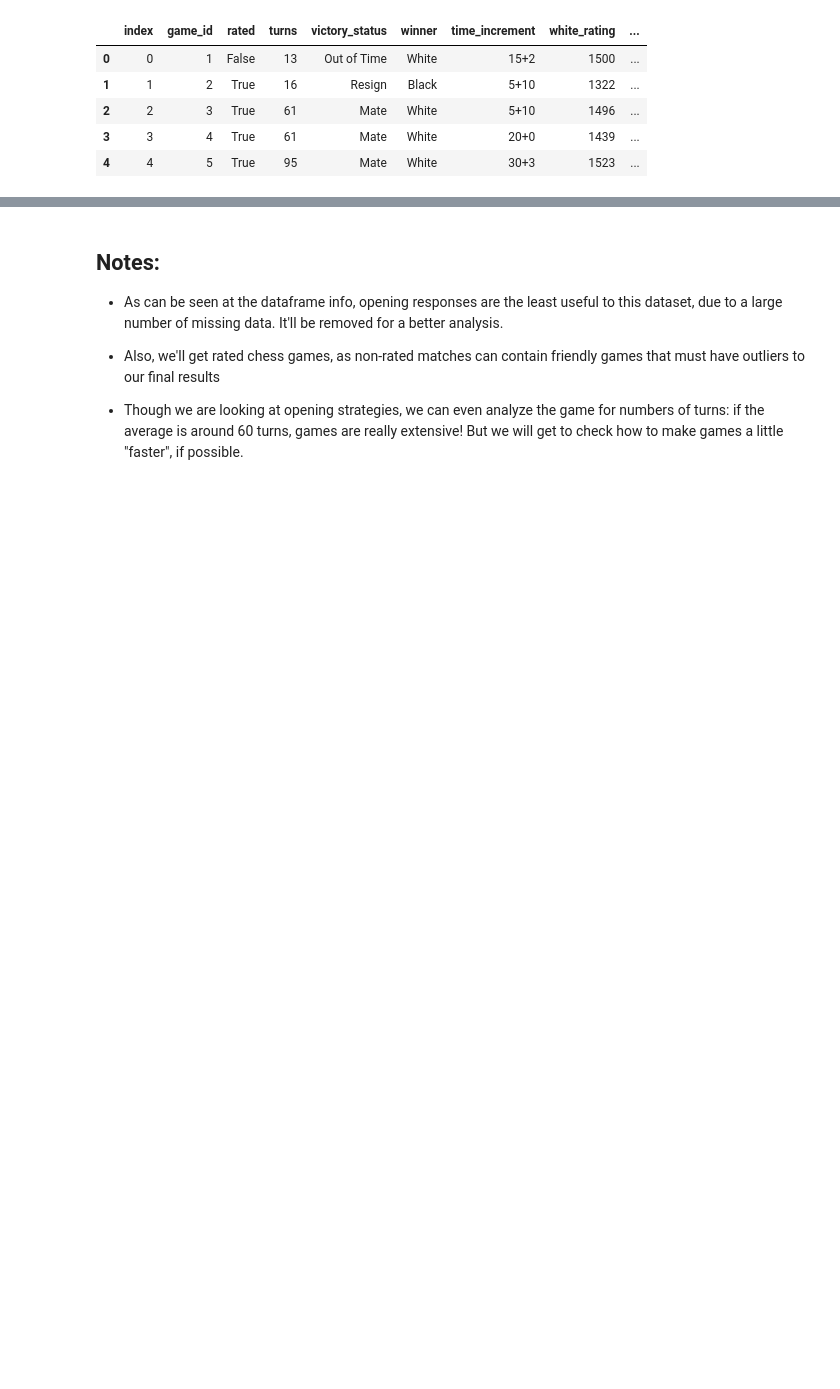
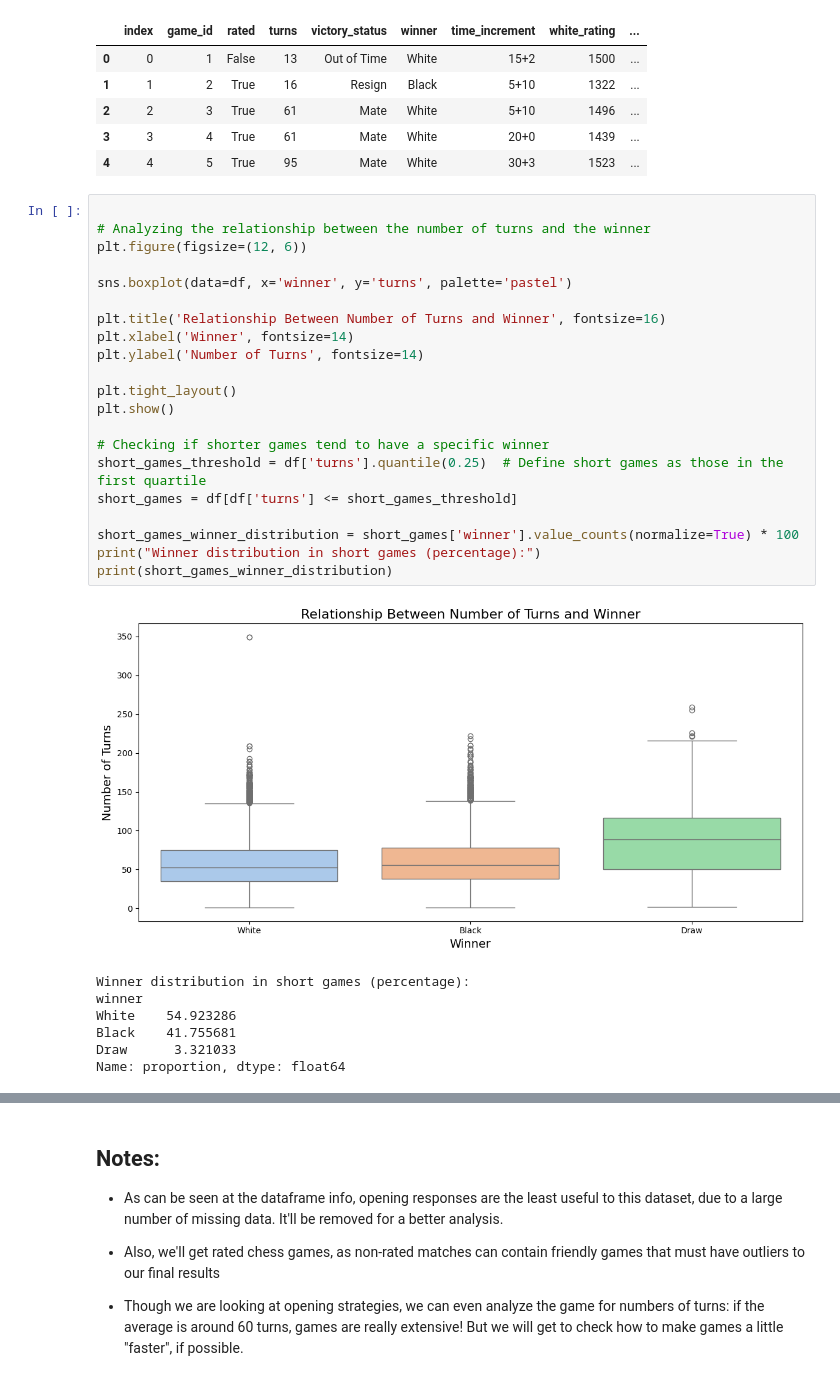
Before and after one commit to sergioneto12/Chess_Analysis, a Jupyter notebook: index.ipynb, the cells around one changed output, grey strips where cells are left out. Saved outputs shown, nothing was run; the diff lists cells and outputs as text; blank space fills up the shorter version.

```diff
--- a/index.ipynb
+++ b/index.ipynb
@@ -98,3 +98,32 @@ df.head(5)
 | 2 | 2 | 3 | True | 61 | Mate | White | 5+10 | 1496 | ... |
 | 3 | 3 | 4 | True | 61 | Mate | White | 20+0 | 1439 | ... |
 | 4 | 4 | 5 | True | 95 | Mate | White | 30+3 | 1523 | ... |
+# %%
+
+# Analyzing the relationship between the number of turns and the winner
+plt.figure(figsize=(12, 6))
+
+sns.boxplot(data=df, x='winner', y='turns', palette='pastel')
+
+plt.title('Relationship Between Number of Turns and Winner', fontsize=16)
+plt.xlabel('Winner', fontsize=14)
+plt.ylabel('Number of Turns', fontsize=14)
+
+plt.tight_layout()
+plt.show()
+
+# Checking if shorter games tend to have a specific winner
+short_games_threshold = df['turns'].quantile(0.25)  # Define short games as those in the first quartile
+short_games = df[df['turns'] <= short_games_threshold]
+
+short_games_winner_distribution = short_games['winner'].value_counts(normalize=True) * 100
+print("Winner distribution in short games (percentage):")
+print(short_games_winner_distribution)
+# %% [output]
+[figure, added]
+Winner distribution in short games (percentage):
+winner
+White    54.923286
+Black    41.755681
+Draw      3.321033
+Name: proportion, dtype: float64
```
Also changed, not shown: parts of 6 cells of this notebook.
